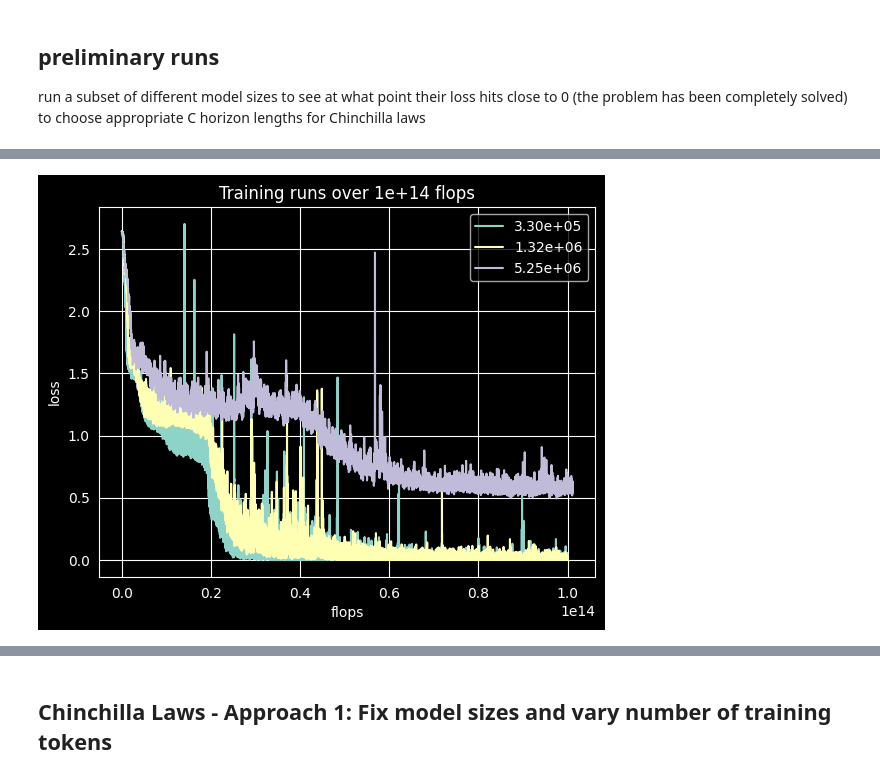
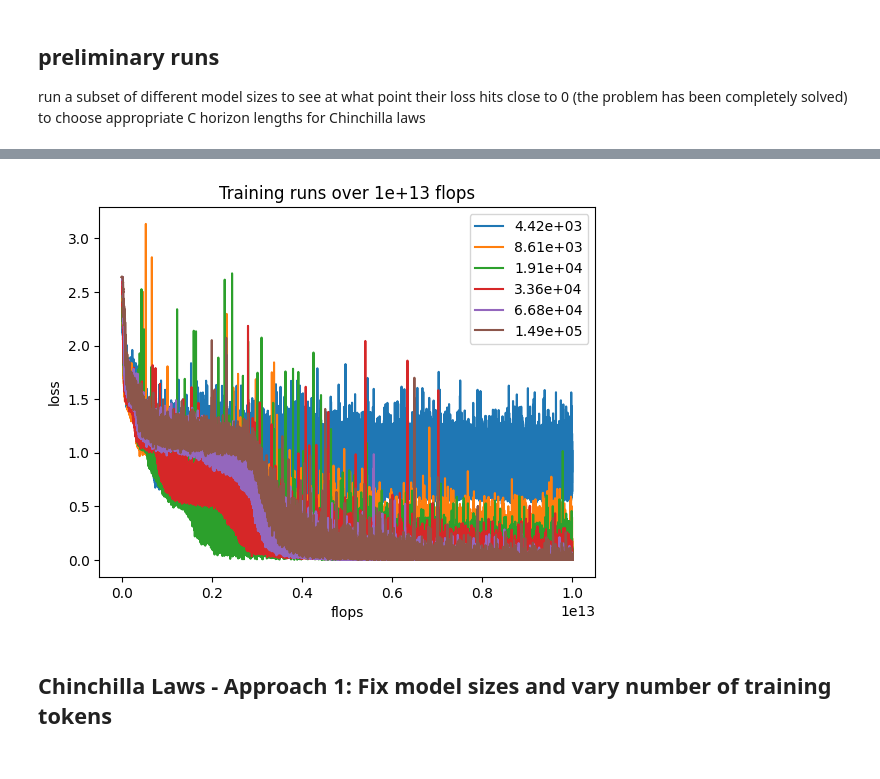
Before and after one commit to RahulBirCodes/blackboard, a Jupyter notebook: chinchilla-exercise/chinchilla_exercise.ipynb, the cells around one changed output, grey strips where cells are left out. Cells and saved outputs as stored; diff of their text form; code cells hidden in the pictures.

Commit message:
did preliminary runs

```diff
--- a/chinchilla-exercise/chinchilla_exercise.ipynb
+++ b/chinchilla-exercise/chinchilla_exercise.ipynb
@@ -613,6 +613,7 @@ class TrainingConfig:
     warmup_steps: int
     bs: int
     seed: int
+    print_every: int
     chunk_size: int = 100
 
 
@@ -630,6 +631,7 @@ def train_model(model_config, training_config):
     chunks = int(training_config.steps // training_config.chunk_size)
     # want exact FLOPS as counted and don't want to recompile with a different n
     assert training_config.steps % training_config.chunk_size == 0
+    assert training_config.print_every % training_config.chunk_size == 0
     losses = []
 
     print(f'--- starting run for model of size {model_config.size():1.2e} ---')
@@ -642,7 +644,10 @@ def train_model(model_config, training_config):
             rngs.batch()
         )
         losses.extend(losses_jnp.tolist())
-        print(f'step: {c*training_config.chunk_size}, loss: {losses[-1]}')
+
+        step = (c+1)*training_config.chunk_size
+        if step % training_config.print_every == 0:
+          print(f'step: {step}, loss: {losses[-1]}')
 
     return losses
 # %% [markdown]
@@ -786,21 +846,7 @@ step: 5800, loss: 0.6207365393638611
-# %%
-fig, ax = plt.subplots()
-for i in range(len(training_configs)):
-    m = preliminary_model_configs[i]
-    t = training_configs[i]
-    size = m.size()
-    steps = training_configs[i].steps
-    flops_per_step = int(6 * m.size() * t.bs * MAX_SEQ_LEN)
-    x = flops_per_step * np.arange(steps) + 1
-    losses = training_results[size]
-    ax.plot(x, losses, label=f'{size:1.2e}')
-
-ax.set_xlabel('flops')
-ax.set_ylabel('loss')
-ax.set_title(f'Training runs over {FLOPS_HORIZON:1.0e} flops')
-ax.legend()
-
-os.makedirs('graphs', exist_ok=True)
-fig.savefig(f'graphs/preliminary_runs_{FLOPS_HORIZON:1.0e}')
-# %% [output]
-[figure, removed]
+# %%
+FLOPS_HORIZON = 1e13
+CHUNK_SIZE = 100
+preliminary_training_configs = build_training_configs(MODEL_CONFIGS, CHUNK_SIZE, BS, FLOPS_HORIZON, 1000)
+losses = train_models(MODEL_CONFIGS, preliminary_training_configs)
+plot_losses(MODEL_CONFIGS, preliminary_training_configs, losses, f_name=f'prelim_{FLOPS_HORIZON:1.0e}')
+# %% [output]
@@ -807,3 +870,4 @@ fig.savefig(f'graphs/preliminary_runs_{FLOPS_HORIZON:1.0e}')
+[figure, added]
 # %% [markdown]
 ## Chinchilla Laws - Approach 1: Fix model sizes and vary number of training tokens
 # %%
```
Also changed, not shown: parts of 3 cells of this notebook.
